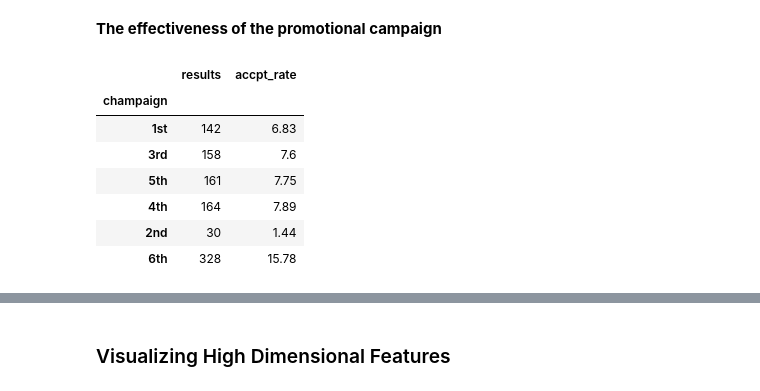
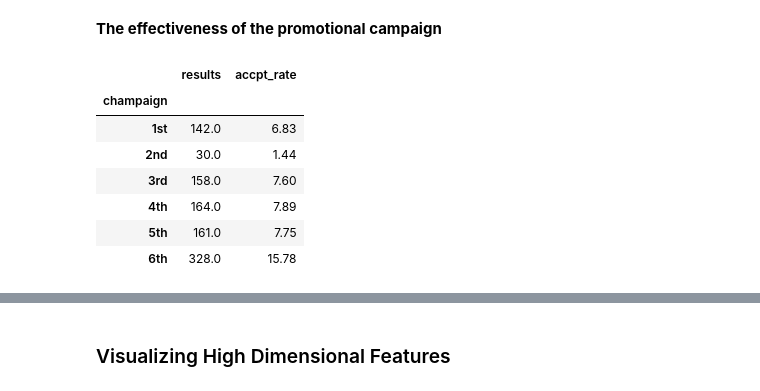
Before and after one commit to livia360/Capstone_project, a Jupyter notebook: 02_Exploratory_Data_Analysis.ipynb, the cells around one changed output, grey strips where cells are left out. Cells and saved outputs as stored; diff of their text form; code cells hidden in the pictures.

```diff
--- a/02_Exploratory_Data_Analysis.ipynb
+++ b/02_Exploratory_Data_Analysis.ipynb
@@ -228,20 +228,20 @@ plt.title("Distribution of Number of Web Visits per Month with respect to Age",
 # %%
 # six champaigns
 cmp = ["1st","2nd","3rd","4th","5th","6th"]
 results = [df['AcceptedCmp1'].sum(),df['AcceptedCmp2'].sum(),df['AcceptedCmp3'].sum(),df['AcceptedCmp4'].sum(),df['AcceptedCmp5'].sum(),  df['AcceptedCmp6'].sum()]
 perc = [round(x *100 /2078, 2) for x in results]
 
 arr = np.array([cmp, results, perc]).T
 
-df_cmp = pd.DataFrame(arr, columns=['champaign', 'results', 'accpt_rate']).set_index('champaign').sort_values(by='results', ascending=True)
+df_cmp = pd.DataFrame(arr, columns=['champaign', 'results', 'accpt_rate']).set_index('champaign').astype('float64')
 df_cmp
 # obervation: on average, the last campaign has the highest accepted rate
 # %% [output]
 |  | results | accpt_rate |
 | champaign |  |  |
-| 1st | 142 | 6.83 |
-| 3rd | 158 | 7.6 |
-| 5th | 161 | 7.75 |
-| 4th | 164 | 7.89 |
-| 2nd | 30 | 1.44 |
-| 6th | 328 | 15.78 |
+| 1st | 142.0 | 6.83 |
+| 2nd | 30.0 | 1.44 |
+| 3rd | 158.0 | 7.60 |
+| 4th | 164.0 | 7.89 |
+| 5th | 161.0 | 7.75 |
+| 6th | 328.0 | 15.78 |
```
Also changed, not shown: parts of 2 cells of this notebook.
